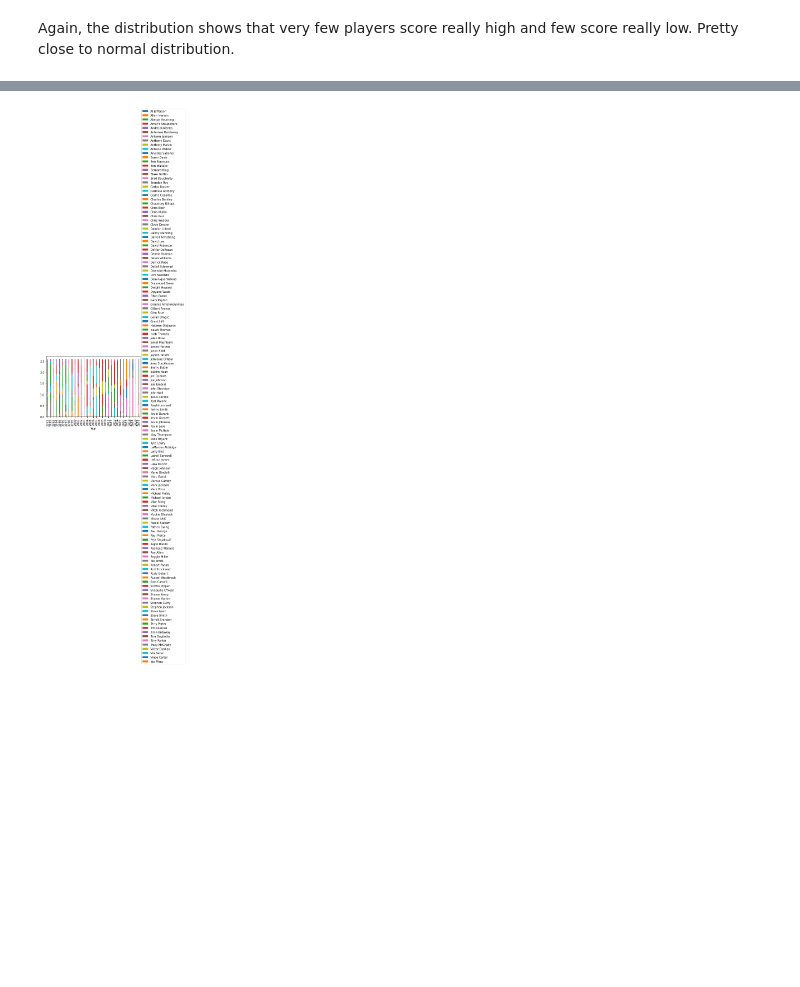
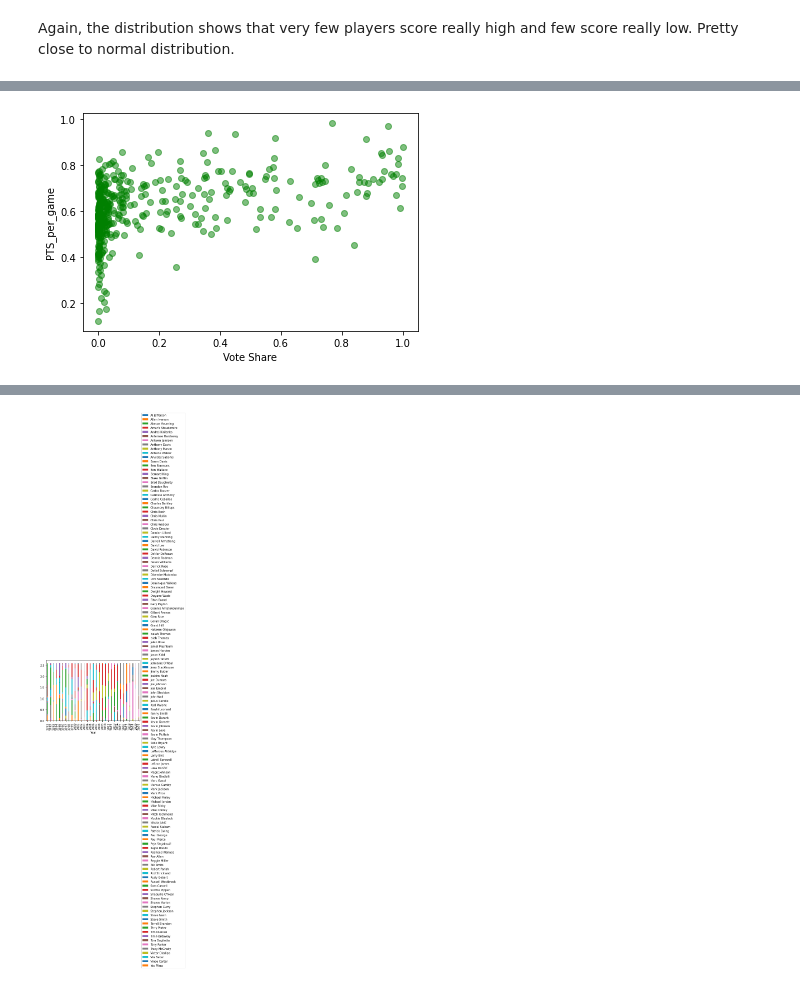
Before and after one commit to JaySanthanam/Programming-for-data, a Jupyter notebook: Projects/NBA.ipynb, the cells around one changed output, grey strips where cells are left out. Cells and saved outputs as stored; diff of their text form; code cells hidden in the pictures; blank space fills up the shorter version.

```diff
--- a/Projects/NBA.ipynb
+++ b/Projects/NBA.ipynb
@@ -376,0 +386,7 @@ Again, the distribution shows that very few players score really high and few sc
+# %%
+plt.scatter(MVP_sort_v2["Share"],MVP_sort_v2["PTS_per_match"],c="g", alpha=0.5)
+plt.xlabel("Vote Share")
+plt.ylabel("PTS_per_game")
+plt.show()
+# %% [output]
+[figure, added]
```
Also changed, not shown: parts of 5 cells of this notebook.
